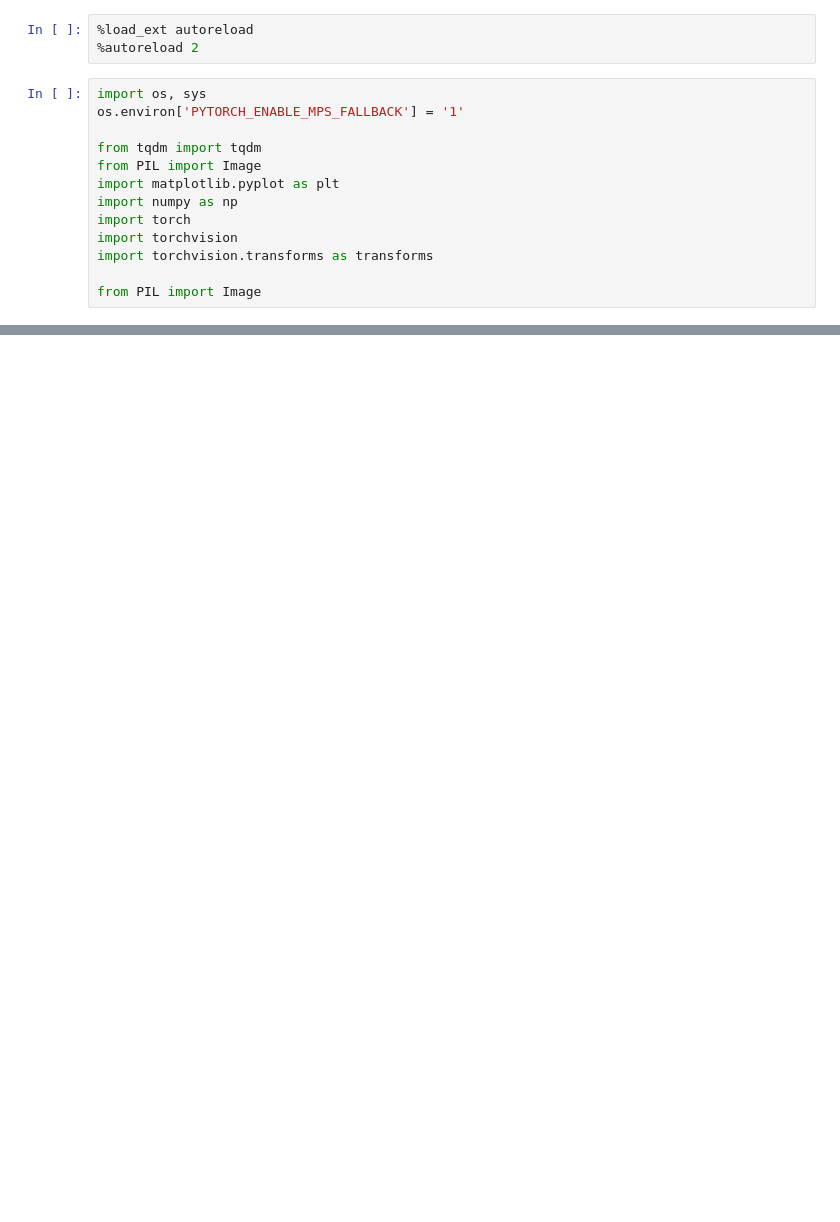
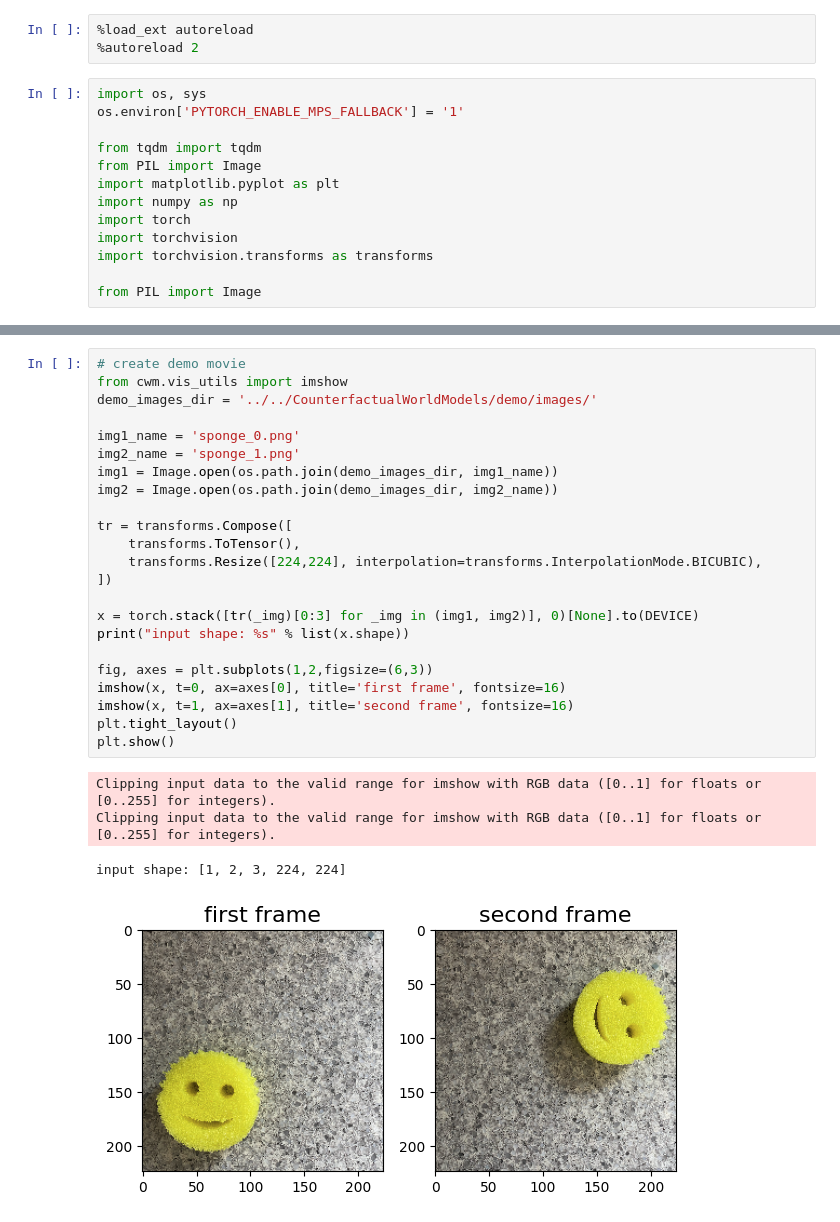
Before and after one commit to neuroailab/CounterfactualWorldModels, a Jupyter notebook: demo/FactualAndCounterfactual.ipynb, the cells around one changed output, grey strips where cells are left out. Cells and saved outputs as stored; diff of their text form; blank space fills up the shorter version.

```diff
--- a/demo/FactualAndCounterfactual.ipynb
+++ b/demo/FactualAndCounterfactual.ipynb
@@ -83 +115,29 @@ torch.Size([1, 1568]) 776
+# %%
+# create demo movie
+from cwm.vis_utils import imshow
+demo_images_dir = '../../CounterfactualWorldModels/demo/images/'
+
+img1_name = 'sponge_0.png'
+img2_name = 'sponge_1.png'
+img1 = Image.open(os.path.join(demo_images_dir, img1_name))
+img2 = Image.open(os.path.join(demo_images_dir, img2_name))
+
+tr = transforms.Compose([
+    transforms.ToTensor(),
+    transforms.Resize([224,224], interpolation=transforms.InterpolationMode.BICUBIC),
+])
+
+x = torch.stack([tr(_img)[0:3] for _img in (img1, img2)], 0)[None].to(DEVICE)
+print("input shape: %s" % list(x.shape))
+
+fig, axes = plt.subplots(1,2,figsize=(6,3))
+imshow(x, t=0, ax=axes[0], title='first frame', fontsize=16)
+imshow(x, t=1, ax=axes[1], title='second frame', fontsize=16)
+plt.tight_layout()
+plt.show()
+# %% [output]
+Clipping input data to the valid range for imshow with RGB data ([0..1] for floats or [0..255] for integers).
+Clipping input data to the valid range for imshow with RGB data ([0..1] for floats or [0..255] for integers).
+input shape: [1, 2, 3, 224, 224]
+[figure, added]
 # %%
```
Also changed, not shown: parts of 5 cells of this notebook, 1 other file.
